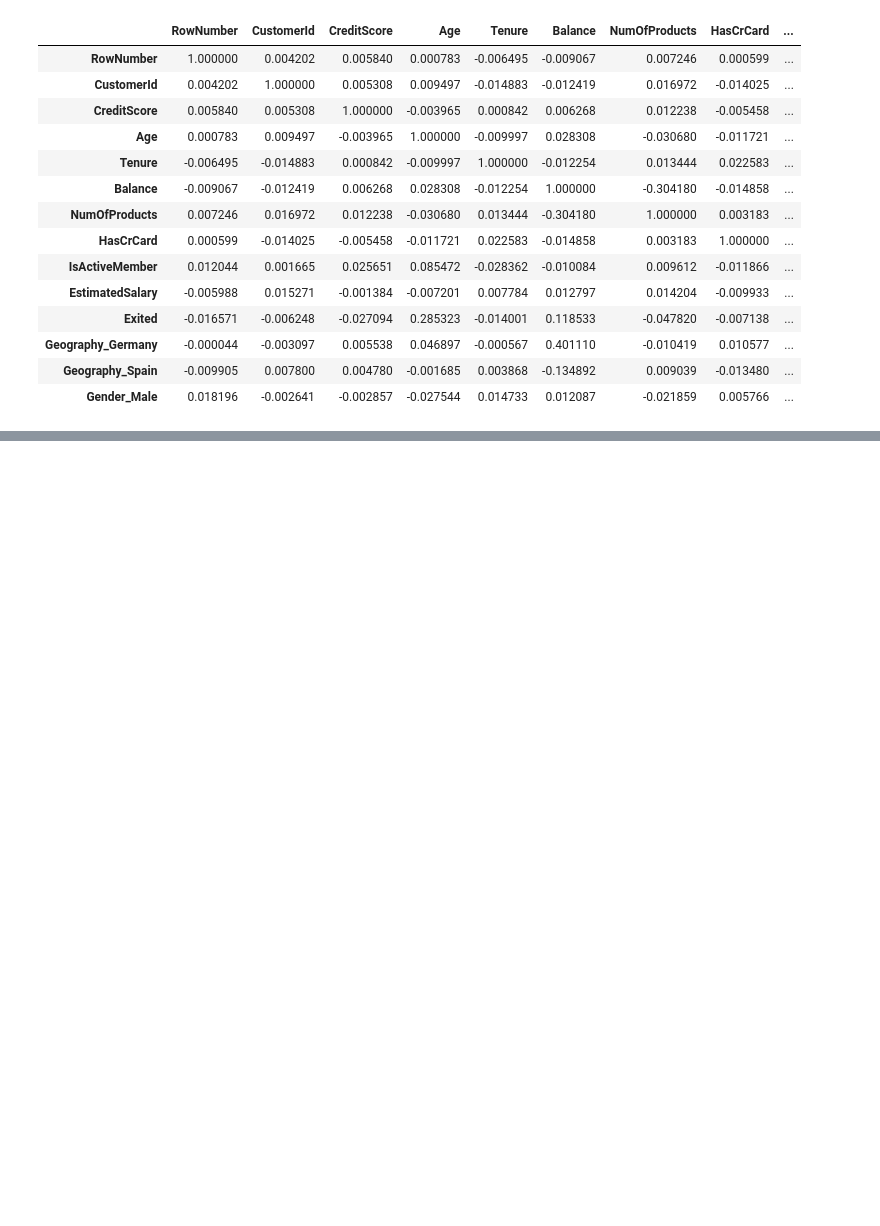
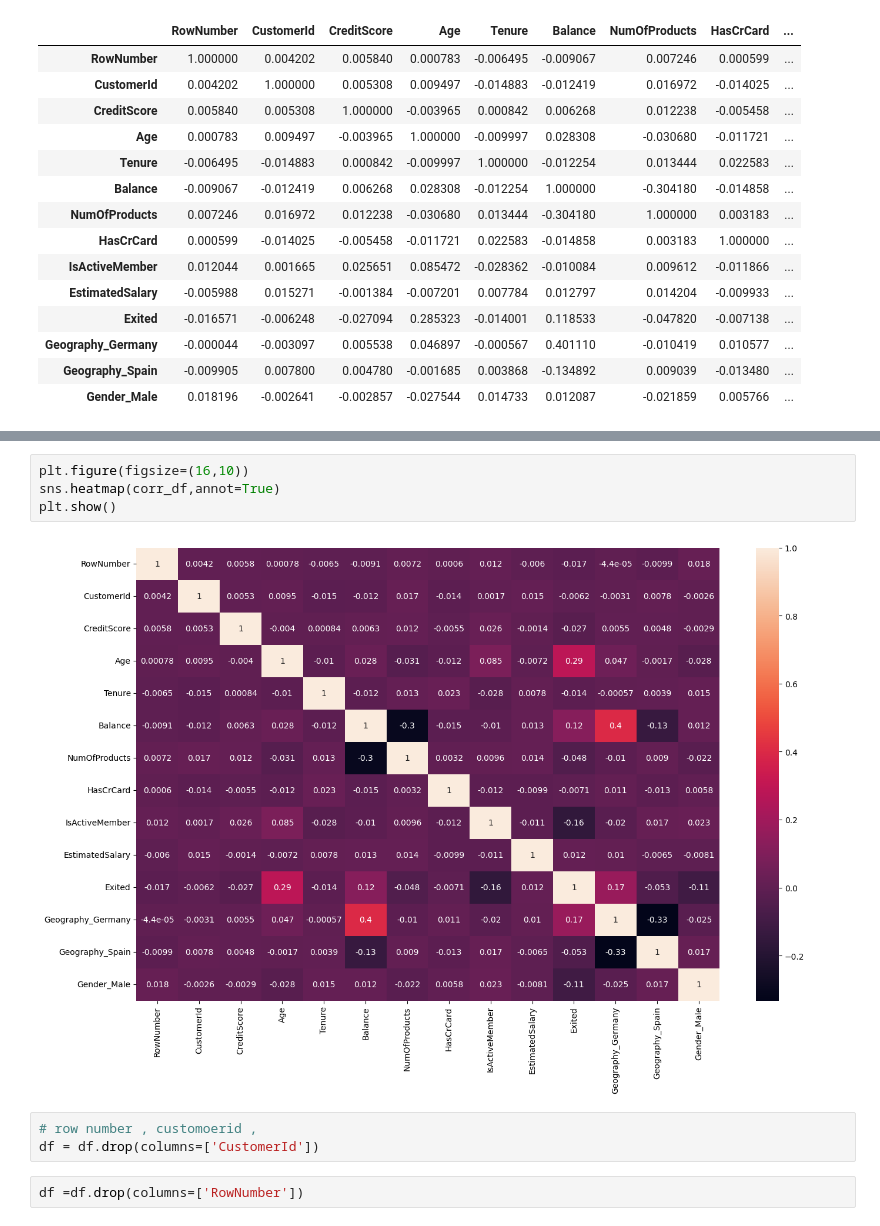
Before and after one commit to Saurav-Krishna/Data-analytics-Projects, a Jupyter notebook: Customer_Churn_Rate_prediction/main.ipynb, the cells around one changed output, grey strips where cells are left out. Cells and saved outputs as stored; diff of their text form; blank space fills up the shorter version.

```diff
--- a/Customer_Churn_Rate_prediction/main.ipynb
+++ b/Customer_Churn_Rate_prediction/main.ipynb
@@ -190,0 +189,11 @@ plt.show()
+# %%
+plt.figure(figsize=(16,10))
+sns.heatmap(corr_df,annot=True)
+plt.show()
+# %% [output]
+[figure, added]
+# %%
+# row number , customoerid ,
+df = df.drop(columns=['CustomerId'])
+# %%
+df =df.drop(columns=['RowNumber'])
```
Also changed, not shown: parts of 19 cells of this notebook.
